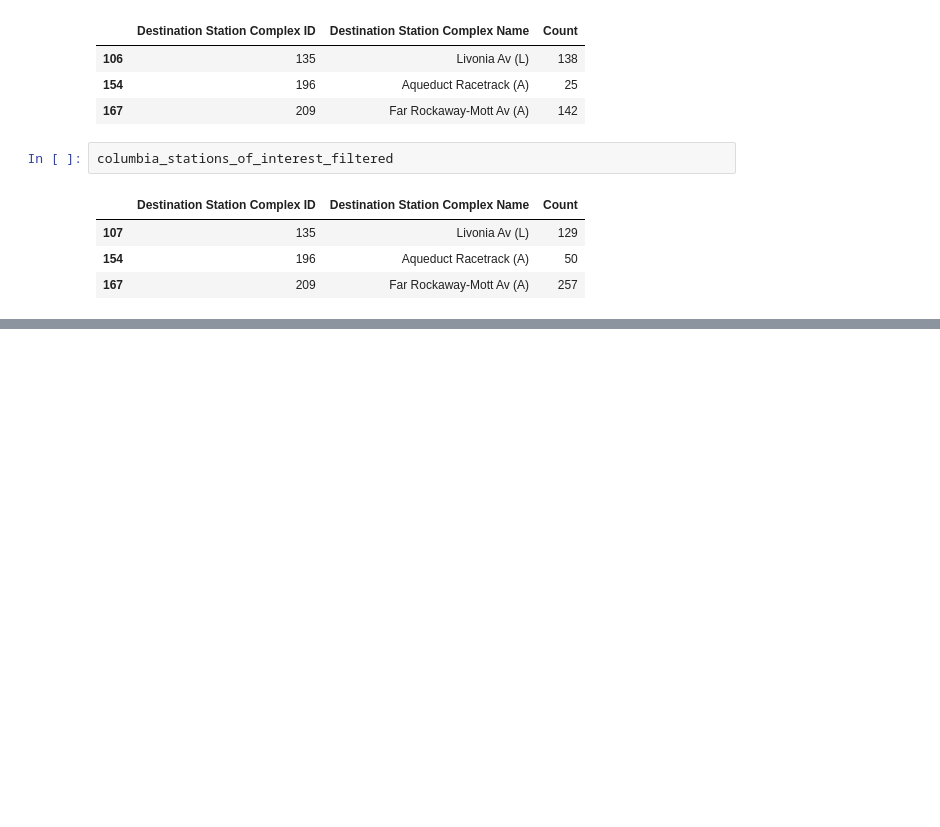
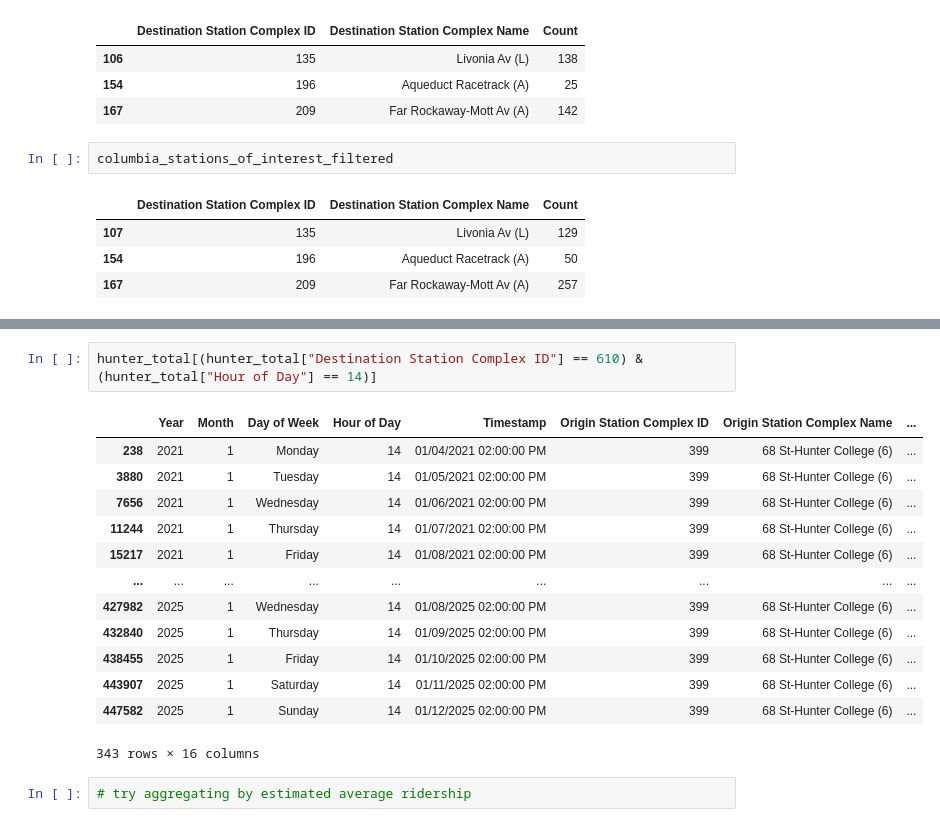
Before and after one commit to ericguan04/train_data, a Jupyter notebook: origin_data_sample_4.ipynb, the cells around one changed output, grey strips where cells are left out. Cells and saved outputs as stored; diff of their text form; blank space fills up the shorter version.

Commit message:
Note ideas regarding the Estimated Average Ridership feature

```diff
--- a/origin_data_sample_4.ipynb
+++ b/origin_data_sample_4.ipynb
@@ -211,0 +217,18 @@ columbia_stations_of_interest_filtered
+# %%
+hunter_total[(hunter_total["Destination Station Complex ID"] == 610) & (hunter_total["Hour of Day"] == 14)]
+# %% [output]
+|  | Year | Month | Day of Week | Hour of Day | Timestamp | Origin Station Complex ID | Origin Station Complex Name | ... |
+| 238 | 2021 | 1 | Monday | 14 | 01/04/2021 02:00:00 PM | 399 | 68 St-Hunter College (6) | ... |
+| 3880 | 2021 | 1 | Tuesday | 14 | 01/05/2021 02:00:00 PM | 399 | 68 St-Hunter College (6) | ... |
+| 7656 | 2021 | 1 | Wednesday | 14 | 01/06/2021 02:00:00 PM | 399 | 68 St-Hunter College (6) | ... |
+| 11244 | 2021 | 1 | Thursday | 14 | 01/07/2021 02:00:00 PM | 399 | 68 St-Hunter College (6) | ... |
+| 15217 | 2021 | 1 | Friday | 14 | 01/08/2021 02:00:00 PM | 399 | 68 St-Hunter College (6) | ... |
+| ... | ... | ... | ... | ... | ... | ... | ... | ... |
+| 427982 | 2025 | 1 | Wednesday | 14 | 01/08/2025 02:00:00 PM | 399 | 68 St-Hunter College (6) | ... |
+| 432840 | 2025 | 1 | Thursday | 14 | 01/09/2025 02:00:00 PM | 399 | 68 St-Hunter College (6) | ... |
+| 438455 | 2025 | 1 | Friday | 14 | 01/10/2025 02:00:00 PM | 399 | 68 St-Hunter College (6) | ... |
+| 443907 | 2025 | 1 | Saturday | 14 | 01/11/2025 02:00:00 PM | 399 | 68 St-Hunter College (6) | ... |
+| 447582 | 2025 | 1 | Sunday | 14 | 01/12/2025 02:00:00 PM | 399 | 68 St-Hunter College (6) | ... |
+343 rows × 16 columns
+# %%
+# try aggregating by estimated average ridership
```
Also changed, not shown: parts of 1 cell of this notebook.
